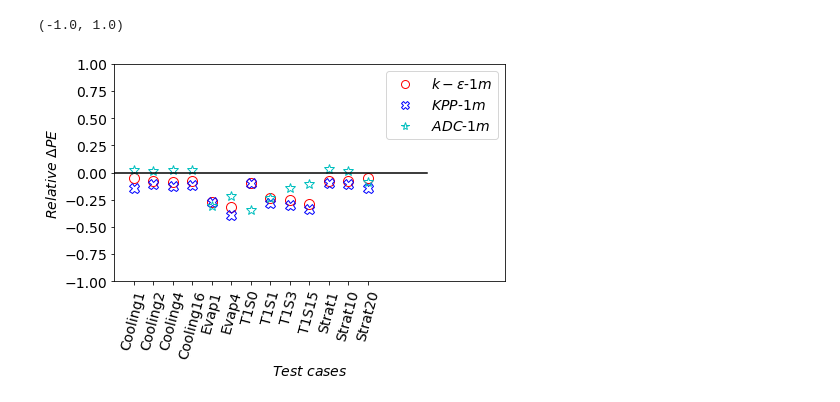
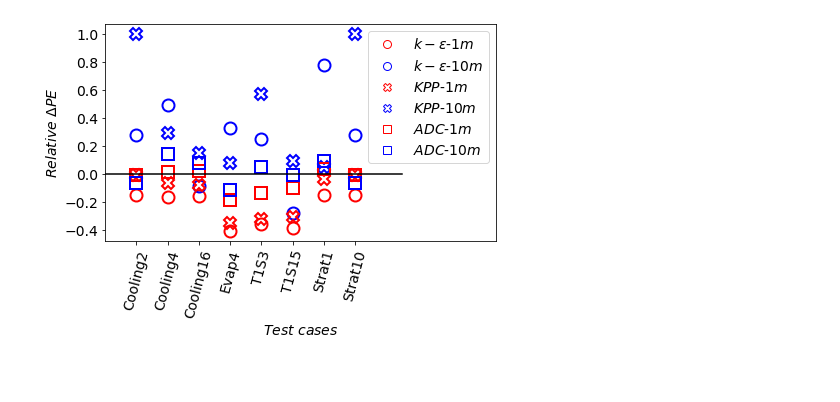
Before and after one commit to ChanJeunlam/cvmix_analysis_1, a Jupyter notebook: PE-LES_ADC_KPP_KE.ipynb, the cells around one changed output. Saved outputs shown, nothing was run; the diff lists cells and outputs as text; code cells hidden in the pictures; blank space fills up the shorter version.

```diff
--- a/PE-LES_ADC_KPP_KE.ipynb
+++ b/PE-LES_ADC_KPP_KE.ipynb
@@ -593,18 +873,18 @@ for fn in file_names:
 
 
     # compute pot
-    results_ke[f"pe_{fn}_1m_ke"] = pot_energy2(np.flip(mf1m.variables["temp"][0,:,0,0]),
-                                             np.flip(np.nanmean(mf1m.variables["temp"][t1:t,:,0,0],axis=0)),
-                                             np.flip(mf1m.variables["salt"][0,:,0,0]),
-                                             np.flip(np.nanmean(mf1m.variables["salt"][t1:t,:,0,0],axis=0)),
-                                             np.flip(mf1m.variables['z'][0,:,0,0]),
+    results_ke[f"pe_{fn}_1m_ke"] = pot_energy2(np.flip(mf1m.variables["temp"][0,1:,0,0]),
+                                             np.flip(np.nanmean(mf1m.variables["temp"][t1:t,1:,0,0],axis=0)),
+                                             np.flip(mf1m.variables["salt"][0,1:,0,0]),
+                                             np.flip(np.nanmean(mf1m.variables["salt"][t1:t,1:,0,0],axis=0)),
+                                             np.flip(mf1m.variables['z'][0,1:,0,0]),
                                              dtdz,
                                              dsdz)
-    results_ke[f"pe_{fn}_10m_ke"] = pot_energy2(np.flip(mf10m.variables["temp"][0,:,0,0]),
-                                             np.flip(np.nanmean(mf10m.variables["temp"][t1:t,:,0,0],axis=0)),
-                                             np.flip(mf10m.variables["salt"][0,:,0,0]),
-                                             np.flip(np.nanmean(mf10m.variables["salt"][t1:t,:,0,0],axis=0)),
-                                             np.flip(mf10m.variables['z'][0,:,0,0]),
+    results_ke[f"pe_{fn}_10m_ke"] = pot_energy2(np.flip(mf10m.variables["temp"][0,1:,0,0]),
+                                             np.flip(np.nanmean(mf10m.variables["temp"][t1:t,1:,0,0],axis=0)),
+                                             np.flip(mf10m.variables["salt"][0,1:,0,0]),
+                                             np.flip(np.nanmean(mf10m.variables["salt"][t1:t,1:,0,0],axis=0)),
+                                             np.flip(mf10m.variables['z'][0,1:,0,0]),
                                              dtdz,
                                              dsdz)
 results_ke
@@ -756,52 +1053,52 @@ legend3=plt.legend(handles=legend_elements2,fontsize=14)
 # %%
 #all data in one plot for relative delta PE
 
 plt.figure(figsize=(7,4))
-xaxis=np.arange(2,27,2)
+xaxis=np.arange(2,27,2)*2
 
-datasets = [1]
-file_names = ["c1", "c2", "c4", "c16",
-              "e1", "e4",
-              "t1s0", "t1s1", "t1s3", "t1s15",
-              "s1", "s10", "s20" ]
+datasets = [1,10]
+file_names = [ "c2","c4", "c16",
+               "e4",
+               "t1s3", "t1s15",
+               "s1","s10" ]
+
 line_styles1 = ["or", "ob", ]
-line_styles2 = ["Xb", "Xb", ]
-line_styles3 = ["*c", "*b", ]
+line_styles2 = ["Xr", "Xb", ]
+line_styles3 = ["sr", "sb", ]
 
 for fn, x in zip(file_names,xaxis):
     for d, ls in zip(datasets, line_styles1):
         #print(x, f"{fn}_{d}m")
-        plt.plot(x,relative_errors_ke[f"{fn}_{d}m"], ls,markersize=10,markerfacecolor='none', linewidth=5)
+        plt.plot(x,relative_errors_ke[f"{fn}_{d}m"], ls,markersize=12,markerfacecolor='none', markeredgewidth=2)
 
 for fn, x in zip(file_names,xaxis):
     for d, ls in zip(datasets, line_styles2):
         #print(x, f"{fn}_{d}m")
-        plt.plot(x,relative_errors_kpp[f"{fn}_{d}m"], ls,markersize=10,markerfacecolor='none', linewidth=5)
+        plt.plot(x,relative_errors_kpp[f"{fn}_{d}m"], ls,markersize=12,markerfacecolor='none', markeredgewidth=2)
 
 for fn, x in zip(file_names,xaxis):
     for d, ls in zip(datasets, line_styles3):
         #print(x, f"{fn}_{d}m")
-        plt.plot(x,relative_errors_adc[f"{fn}_{d}m"], ls,markersize=10,markerfacecolor='none', linewidth=5)
+        plt.plot(x,relative_errors_adc[f"{fn}_{d}m"], ls,markersize=12,markerfacecolor='none', markeredgewidth=2)
 
-plt.plot([0,32],[0,0],'-k')
-plt.xticks([2,4,6,8,10,12,14,16,18,20,22,24,26], ['Cooling1', 'Cooling2', 'Cooling4','Cooling16','Evap1','Evap4','T1S0','T1S1','T1S3','T1S15','Strat1','Strat10','Strat20'],rotation=75,fontsize=14)
+plt.plot([0,38],[0,0],'-k')
+plt.xticks([2*2,4*2,6*2,8*2,10*2,12*2,14*2,16*2], ['Cooling2', 'Cooling4','Cooling16','Evap4','T1S3','T1S15','Strat1','Strat10'],rotation=75,fontsize=14)
 plt.ylabel("$Relative$ $\Delta PE$",fontsize=14)
 plt.xlabel("$Test$ $cases$",fontsize=14);
 
-plt.xlim(0,40)
+plt.xlim(0,50)
 
 plt.xticks(fontsize=14)
 plt.yticks(fontsize=14)
 
 legend_elements2 = [ Line2D([0], [0], marker='o', color='w', label='$k-\epsilon$-$1 m$',markeredgecolor='r',markerfacecolor='none', markersize=8),
-                 # Line2D([0], [0], marker='o', color='w', label='$k-\epsilon$-$10 m$',markeredgecolor='b',markerfacecolor='none', markersize=8),
-                  Line2D([0], [0], marker='X', color='w', label='$KPP$-$1 m$',markeredgecolor='b',markerfacecolor='none', markersize=8),
-                #  Line2D([0], [0], marker='X', color='w', label='$KPP$-$10 m$',markeredgecolor='b',markerfacecolor='none', markersize=8),
-                Line2D([0], [0], marker='*', color='w', label='$ADC$-$1 m$',markeredgecolor='c',markerfacecolor='none', markersize=8)]
-                #  Line2D([0], [0], marker='*', color='w', label='$ADC$-$10 m$',markeredgecolor='b',markerfacecolor='none', markersize=8)]
+                  Line2D([0], [0], marker='o', color='w', label='$k-\epsilon$-$10 m$',markeredgecolor='b',markerfacecolor='none', markersize=8),
+                  Line2D([0], [0], marker='X', color='w', label='$KPP$-$1 m$',markeredgecolor='r',markerfacecolor='none', markersize=8),
+                  Line2D([0], [0], marker='X', color='w', label='$KPP$-$10 m$',markeredgecolor='b',markerfacecolor='none', markersize=8),
+                Line2D([0], [0], marker='s', color='w', label='$ADC$-$1 m$',markeredgecolor='r',markerfacecolor='none', markersize=8),
+                  Line2D([0], [0], marker='s', color='w', label='$ADC$-$10 m$',markeredgecolor='b',markerfacecolor='none', markersize=8)]
 
 legend3=plt.legend(handles=legend_elements2,fontsize=14)
-plt.ylim(-1,1)
+#plt.ylim(-0.5,1.5)
 # %% [output]
-(-1.0, 1.0)
-[figure, old version]
+[figure, new version]
```
Also changed, not shown: parts of 16 cells of this notebook, 6 other files.
